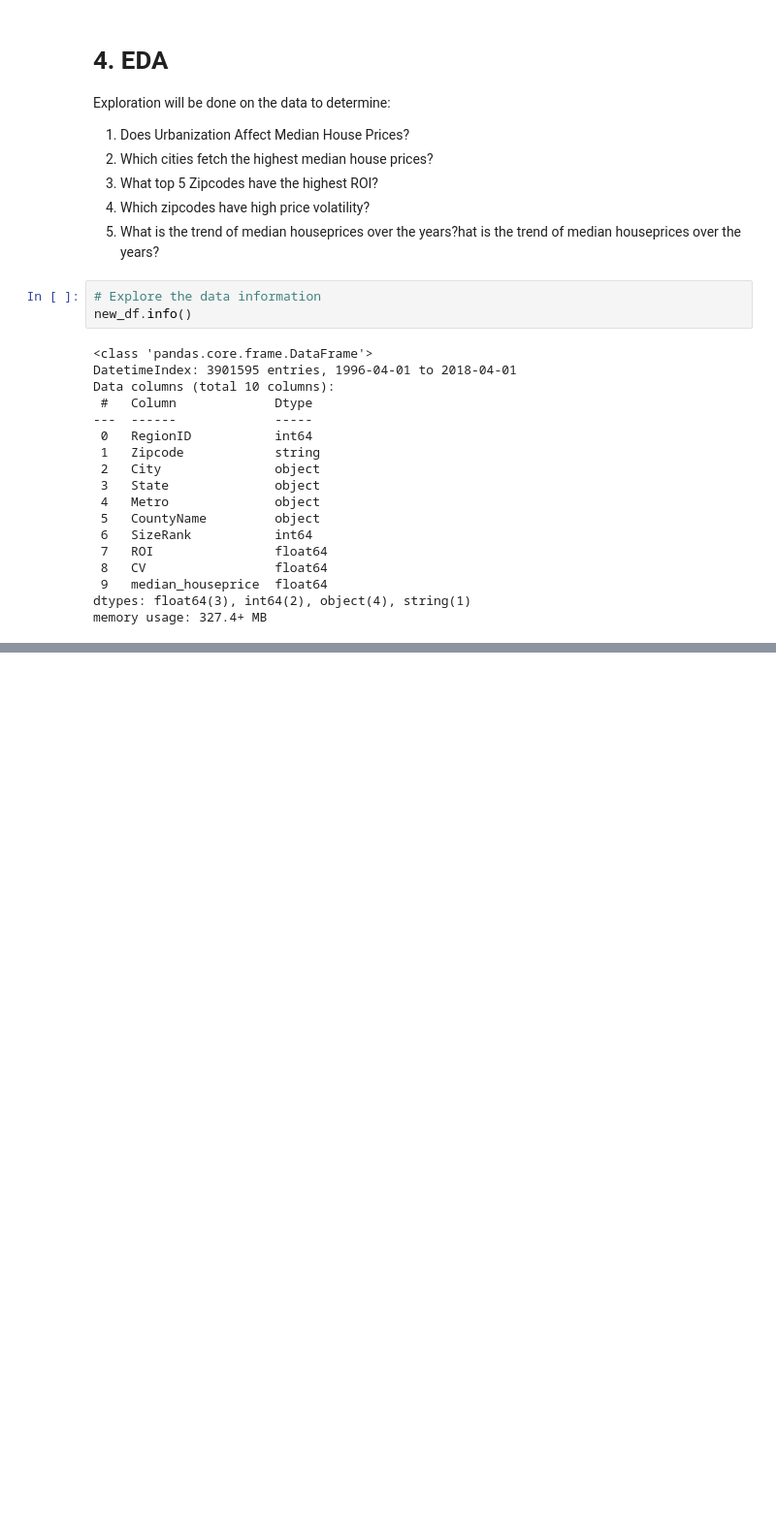
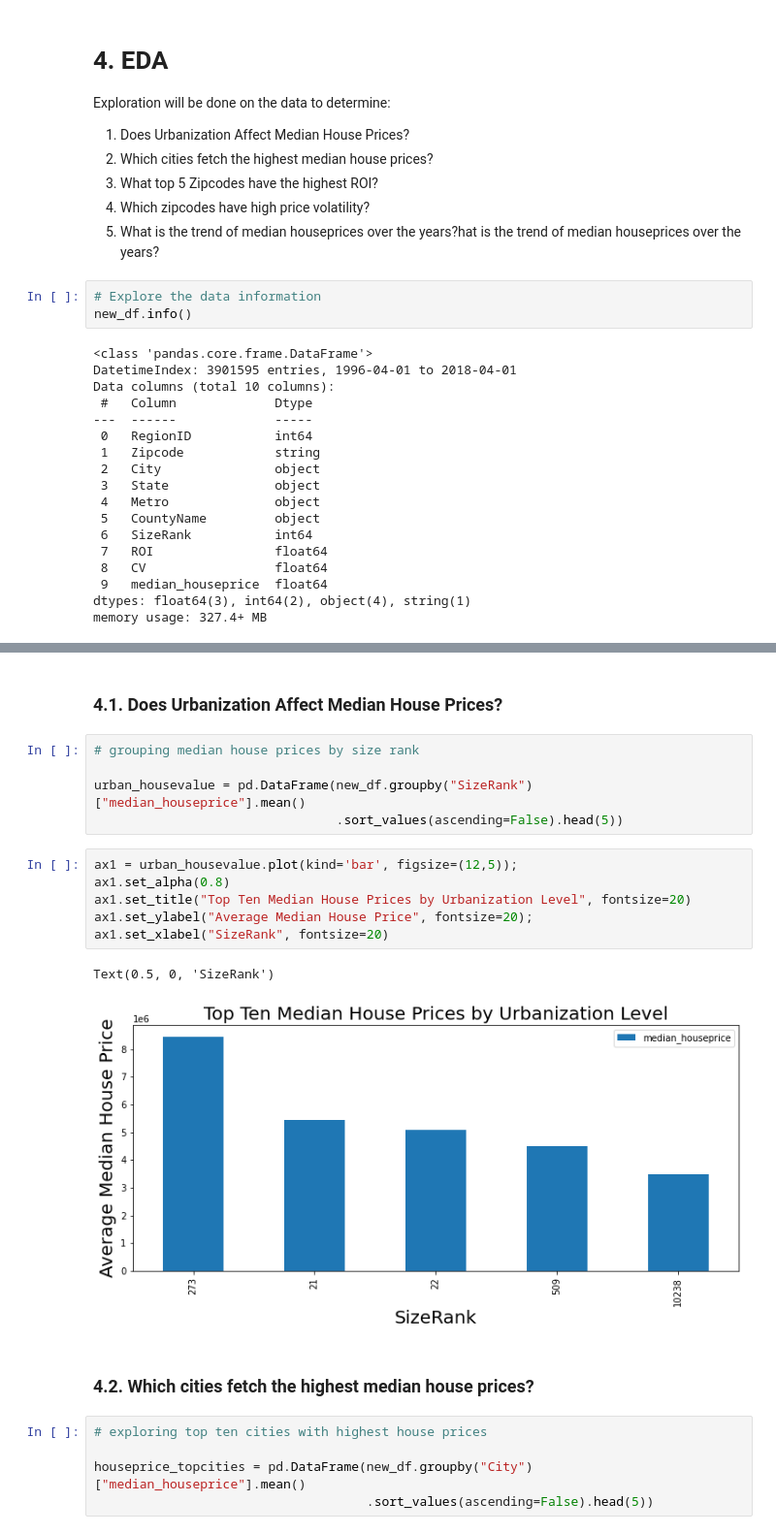
Before and after one commit to OswaldCc/Forecasting-Zillow-Real-Estate-Prices-Time-Series-Modelling, a Jupyter notebook: index.ipynb, the cells around one changed output, grey strips where cells are left out. Shown at 97% size. Cells and saved outputs as stored; diff of their text form; blank space fills up the shorter version.

```diff
--- a/index.ipynb
+++ b/index.ipynb
@@ -356,0 +375,23 @@ memory usage: 327.4+ MB
+# %% [markdown]
+### 4.1. Does Urbanization Affect Median House Prices?
+# %%
+# grouping median house prices by size rank
+
+urban_housevalue = pd.DataFrame(new_df.groupby("SizeRank")["median_houseprice"].mean()
+                                .sort_values(ascending=False).head(5))
+# %%
+ax1 = urban_housevalue.plot(kind='bar', figsize=(12,5));
+ax1.set_alpha(0.8)
+ax1.set_title("Top Ten Median House Prices by Urbanization Level", fontsize=20)
+ax1.set_ylabel("Average Median House Price", fontsize=20);
+ax1.set_xlabel("SizeRank", fontsize=20)
+# %% [output]
+Text(0.5, 0, 'SizeRank')
+[figure, added]
+# %% [markdown]
+### 4.2. Which cities fetch the highest median house prices?
+# %%
+# exploring top ten cities with highest house prices
+
+houseprice_topcities = pd.DataFrame(new_df.groupby("City")["median_houseprice"].mean()
+                                    .sort_values(ascending=False).head(5))
```
Also changed, not shown: parts of 46 cells of this notebook.
